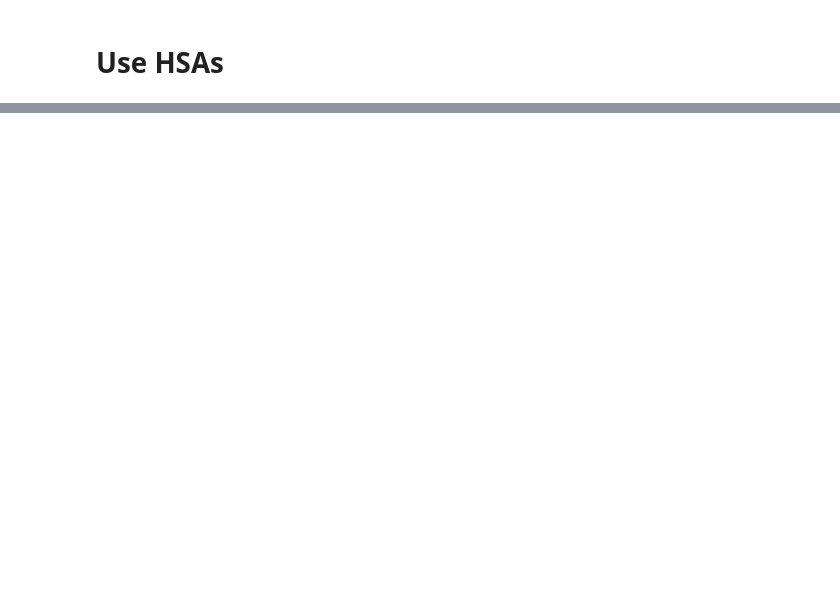
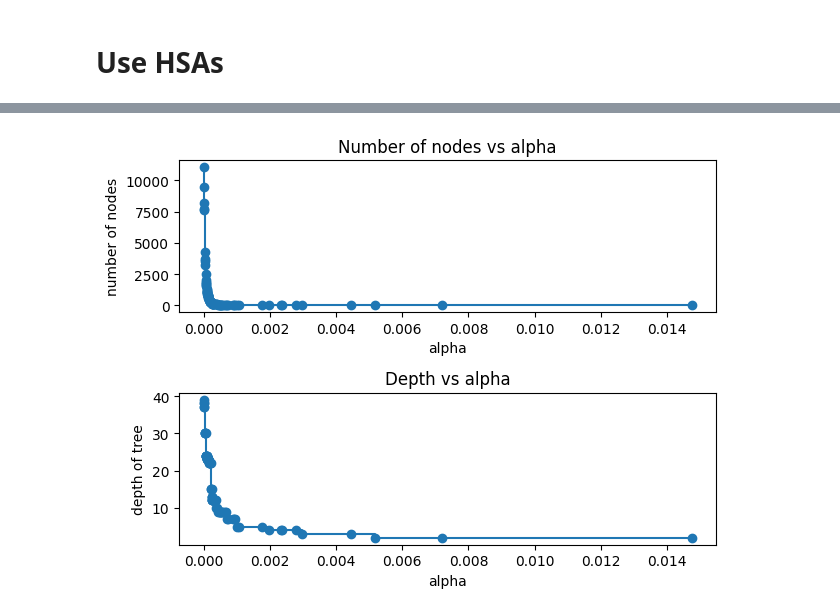
Before and after one commit to RachelMurray-Watson/COVID_forecasting, a Jupyter notebook: COVID_19_Forecast_dataset.ipynb, the cells around one changed output, grey strips where cells are left out. Drawn from its saved outputs; the diff is of its cells as text; code cells hidden in the pictures; blank space fills up the shorter version.

```diff
--- a/COVID_19_Forecast_dataset.ipynb
+++ b/COVID_19_Forecast_dataset.ipynb
@@ -611,6 +668,10 @@ node=0 is a split node: go to node 1 if X[:, 2] <= 11.899549007415771 else to no
 # %% [markdown]
 # Use HSAs
 # %%
-data_by_county = pd.read_csv('/Users/rem76/Documents/COVID_projections/County_level_hospitalizations_death.csv')
-data_by_county.columns
-data_by_county['CTYNAME'] = data_by_county['CTYNAME'].apply(lambda x: x.split()[0])
+data_by_HSA = pd.read_csv('/Users/rem76/Documents/COVID_projections/hsa_time_data.csv')
+data_by_HSA['health_service_area_number']
+data_by_HSA['health_service_area']
+data_by_HSA['HSA_ID'] = data_by_HSA['health_service_area_number'].astype(str) + '' + data_by_HSA['health_service_area'].apply(lambda x: x.split()[0])
+data_by_HSA['beds_over_15_100k'] = (data_by_HSA['beds_weekly'] > 15)*1
+
+#health_service_area_number, icu_100K, beds_100k
@@ -616,0 +791,78 @@ data_by_county['CTYNAME'] = data_by_county['CTYNAME'].apply(lambda x: x.split()[
+# %%
+path = clf.cost_complexity_pruning_path(X_train, y_train)
+ccp_alphas, impurities = path.ccp_alphas, path.impurities
+clfs = []
+for ccp_alpha in ccp_alphas:
+    clf = DecisionTreeClassifier(random_state=0, ccp_alpha=ccp_alpha)
+    clf.fit(X_train, y_train)
+    clfs.append(clf)
+print(
+    "Number of nodes in the last tree is: {} with ccp_alpha: {}".format(
+        clfs[-1].tree_.node_count, ccp_alphas[-1]
+    )
+)
+
+clfs = clfs[:-1]
+ccp_alphas = ccp_alphas[:-1]
+
+node_counts = [clf.tree_.node_count for clf in clfs]
+depth = [clf.tree_.max_depth for clf in clfs]
+fig, ax = plt.subplots(2, 1)
+ax[0].plot(ccp_alphas, node_counts, marker="o", drawstyle="steps-post")
+ax[0].set_xlabel("alpha")
+ax[0].set_ylabel("number of nodes")
+ax[0].set_title("Number of nodes vs alpha")
+ax[1].plot(ccp_alphas, depth, marker="o", drawstyle="steps-post")
+ax[1].set_xlabel("alpha")
+ax[1].set_ylabel("depth of tree")
+ax[1].set_title("Depth vs alpha")
+fig.tight_layout()
+
+train_scores = [clf.score(X_train, y_train) for clf in clfs]
+test_scores = [clf.score(X_test, y_test) for clf in clfs]
+
+fig, ax = plt.subplots()
+ax.set_xlabel("alpha")
+ax.set_ylabel("accuracy")
+ax.set_title("Accuracy vs alpha for training and testing sets")
+ax.plot(ccp_alphas, train_scores, marker="o", label="train", drawstyle="steps-post")
+ax.plot(ccp_alphas, test_scores, marker="o", label="test", drawstyle="steps-post")
+ax.legend()
+plt.show()
+
+# Find the optimal alpha value
+#optimal_alpha = ccp_alphas[np.argmax(impurities)]
+
+# Prune the Decision Tree using the optimal alpha value
+param_grid = {
+    'criterion': ['gini'],#, 'entropy'],
+    'max_depth': np.arange(1, 10),
+    'min_samples_split':  np.arange(2, 100), #[100, 200, 300, 400, 500], #np.arange(50, 200),
+    'min_samples_leaf':  np.arange(2, 200), #100, 200, 300, 400, 500], #np.arange(500, 200)
+    'ccp_alpha': np.arange(0.0001, 0.013, 0.0005) }
+
+
+# Create the Decision Tree classifier
+#cv = RepeatedStratifiedKFold(n_splits=10,  n_repeats=20,random_state=1) ## 10-fold cross validations
+
+#X_train, y_train = oversample.fit_resample(X_train, y_train)
+
+# Perform Randomized Search with 10-fold cross-validation
+random_search = RandomizedSearchCV(clf, param_grid, n_iter=100, cv=cv, random_state=10)
+random_search.fit(X_train, y_train, sample_weight=weights)
+print("Best Hyperparameters: ", random_search.best_params_)
+print("Best Score: ", random_search.best_score_)
+
+best_params = random_search.best_params_
+
+# Create the Decision Tree classifier with the best hyperparameters
+clf = DecisionTreeClassifier(**best_params, random_state=10) #, ccp_alpha=0.00385301)
+clf.fit(X_train, y_train)
+y_pred = clf.predict(X_test)
+# Evaluate the accuracy of the model
+accuracy = accuracy_score(y_test, y_pred)
+print("Accuracy:", accuracy)
+
+print(confusion_matrix(y_test, y_pred))
+plot_tree(clf, feature_names=['cases', 'delta_cases', 'deaths', 'delta_death','admit', 'delta_admits','icu', 'delta_icu','beds', 'delta_beds'	], class_names=['above', 'below'], filled=True)
+# %% [output]
@@ -616,0 +870 @@ data_by_county['CTYNAME'] = data_by_county['CTYNAME'].apply(lambda x: x.split()[
+[figure, added]
```
Also changed, not shown: parts of 13 cells of this notebook.
